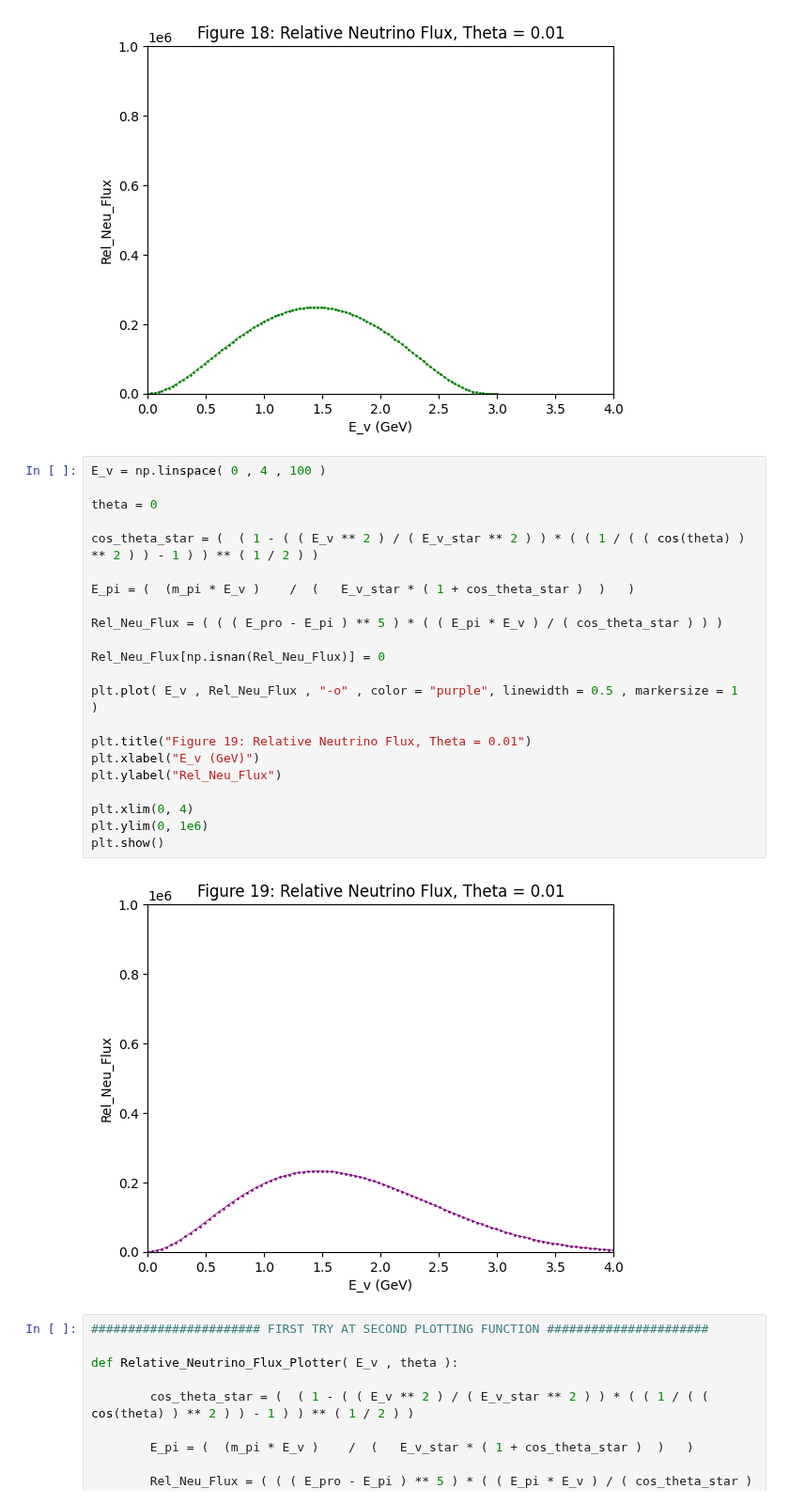
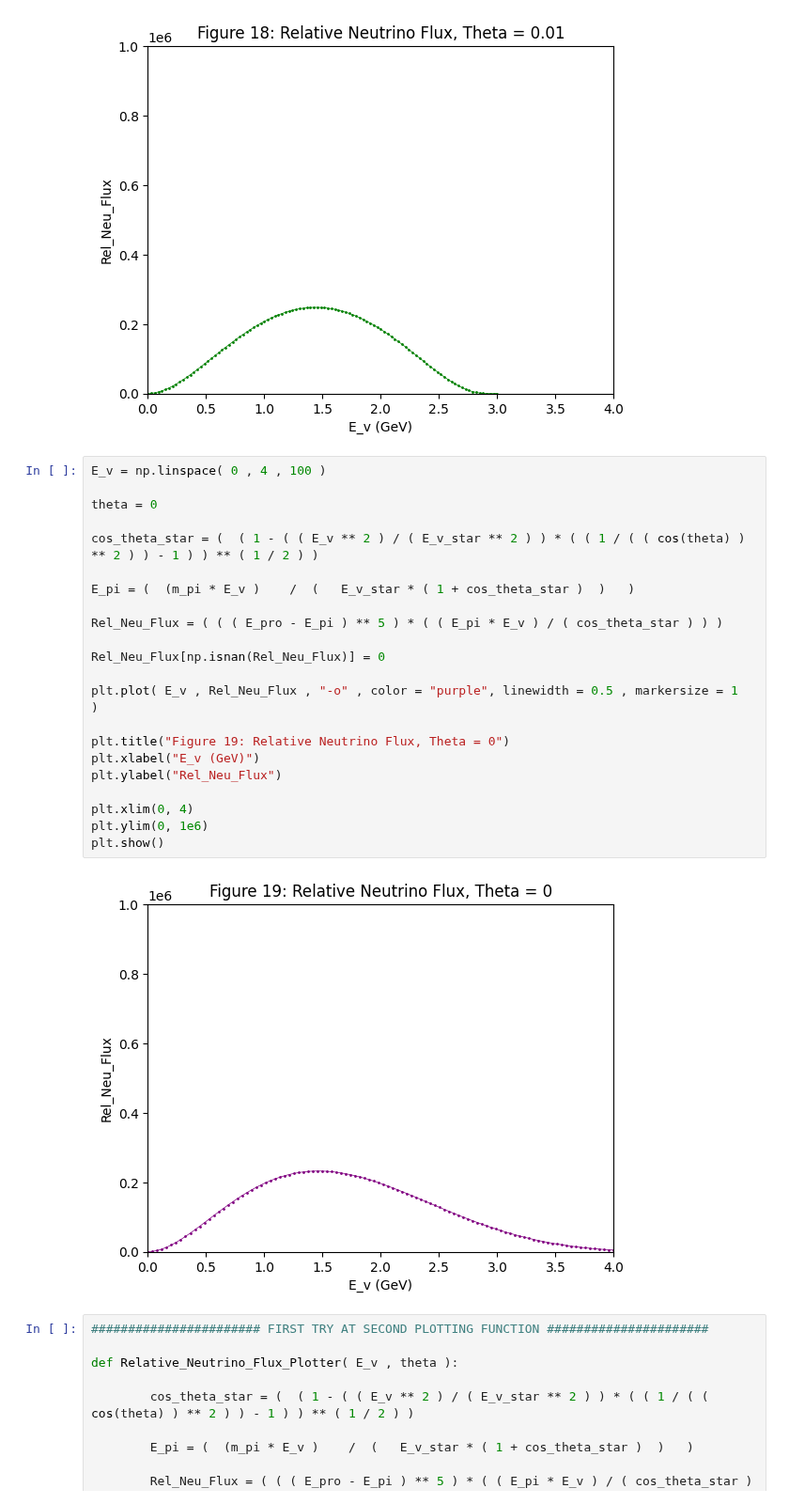
Before and after one commit to MrD0balina/Fourth-Year-Project---Neutrino-Oscillations, a Jupyter notebook: Defining_The_Plotting_Functions_Lists.ipynb, the cells around one changed output. Shown at 94% size. Cells and saved outputs as stored; diff of their text form.

```diff
--- a/Defining_The_Plotting_Functions_Lists.ipynb
+++ b/Defining_The_Plotting_Functions_Lists.ipynb
@@ -697,27 +697,27 @@ plt.show()
 # %%
 E_v = np.linspace( 0 , 4 , 100 )
 
 theta = 0
 
 cos_theta_star = (  ( 1 - ( ( E_v ** 2 ) / ( E_v_star ** 2 ) ) * ( ( 1 / ( ( cos(theta) ) ** 2 ) ) - 1 ) ) ** ( 1 / 2 ) )
 
 E_pi = (  (m_pi * E_v )    /  (   E_v_star * ( 1 + cos_theta_star )  )   )
 
 Rel_Neu_Flux = ( ( ( E_pro - E_pi ) ** 5 ) * ( ( E_pi * E_v ) / ( cos_theta_star ) ) )
 
 Rel_Neu_Flux[np.isnan(Rel_Neu_Flux)] = 0
 
 plt.plot( E_v , Rel_Neu_Flux , "-o" , color = "purple", linewidth = 0.5 , markersize = 1  )
 
-plt.title("Figure 19: Relative Neutrino Flux, Theta = 0.01")
+plt.title("Figure 19: Relative Neutrino Flux, Theta = 0")
 plt.xlabel("E_v (GeV)")
 plt.ylabel("Rel_Neu_Flux")
 
 plt.xlim(0, 4)
 plt.ylim(0, 1e6)
 plt.show()
 # %% [output]
-[figure, old version]
+[figure, new version]
 # %%
 ####################### FIRST TRY AT SECOND PLOTTING FUNCTION ######################
 
```
Also changed, not shown: parts of 17 cells of this notebook.
